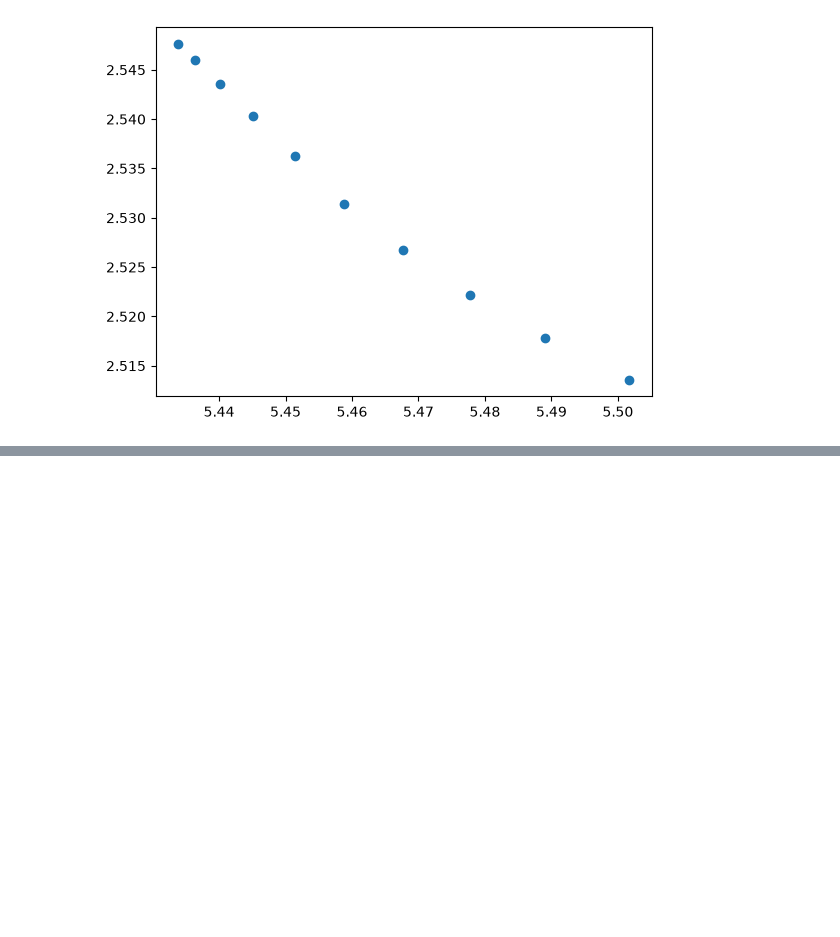
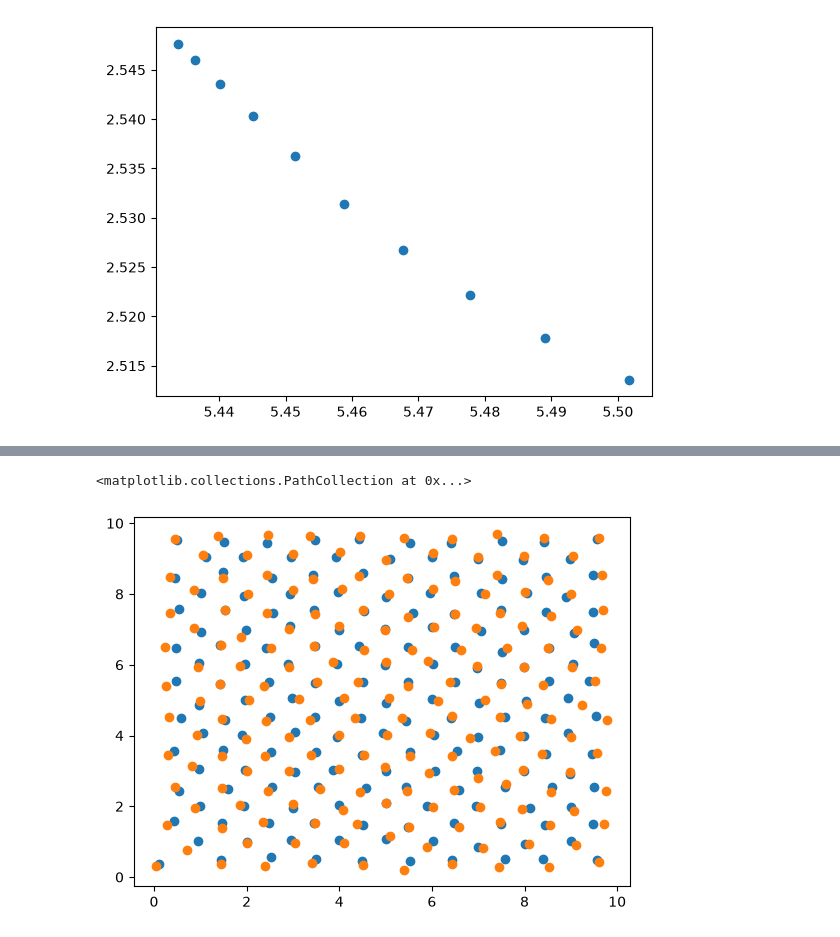
Before and after one commit to smazoyerdatascience/2D-Glass, a Jupyter notebook: basic_simulations.ipynb, the cells around one changed output, grey strips where cells are left out. Cells and saved outputs as stored; diff of their text form; code cells hidden in the pictures; blank space fills up the shorter version.

```diff
--- a/basic_simulations.ipynb
+++ b/basic_simulations.ipynb
@@ -363,0 +364,21 @@ plt.scatter(x=coord_time[:,0], y=coord_time[:,1])
+# %%
+n_step = 1
+time_step = 1.
+coord_0 = coord.copy()
+coord_1 = coord.copy()
+coord_2 = np.zeros([nb_big + nb_small,4])
+
+def all_partic_1step(coord = coord):
+
+    for idx_partic in range(nb_big + nb_small):
+        coord_2 = partic_move(idx_partic=idx_partic, coord=coord_1, time_step=time_step)
+
+    return coord_2
+
+coord_2 = all_partic_1step(coord = coord_1)
+# %%
+plt.scatter(x=coord_0[:,1], y=coord_0[:,2])
+plt.scatter(x=coord_2[:,1], y=coord_2[:,2])
+# %% [output]
+<matplotlib.collections.PathCollection at 0x...>
+[figure, added]
```
Also changed, not shown: parts of 1 cell of this notebook.
